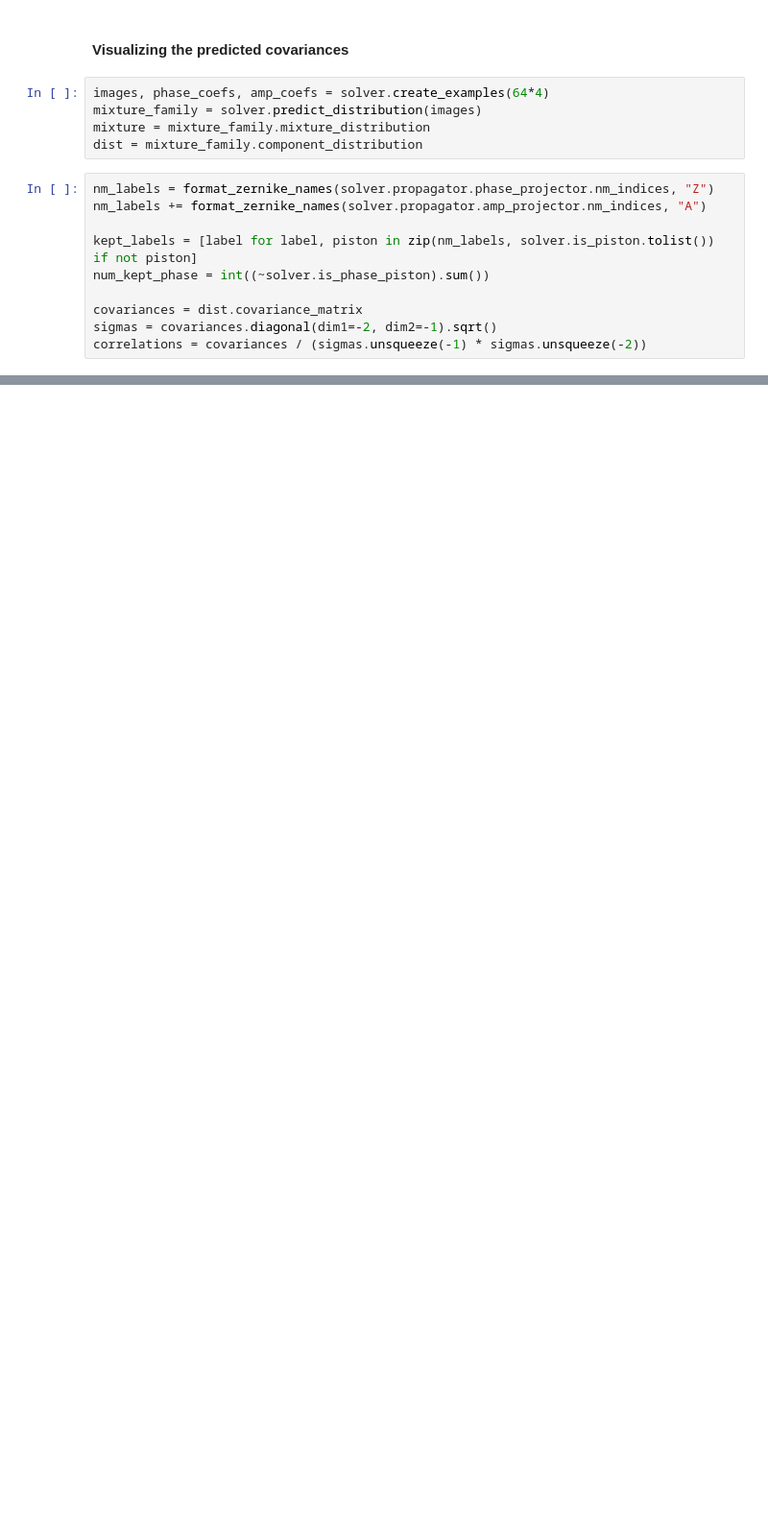
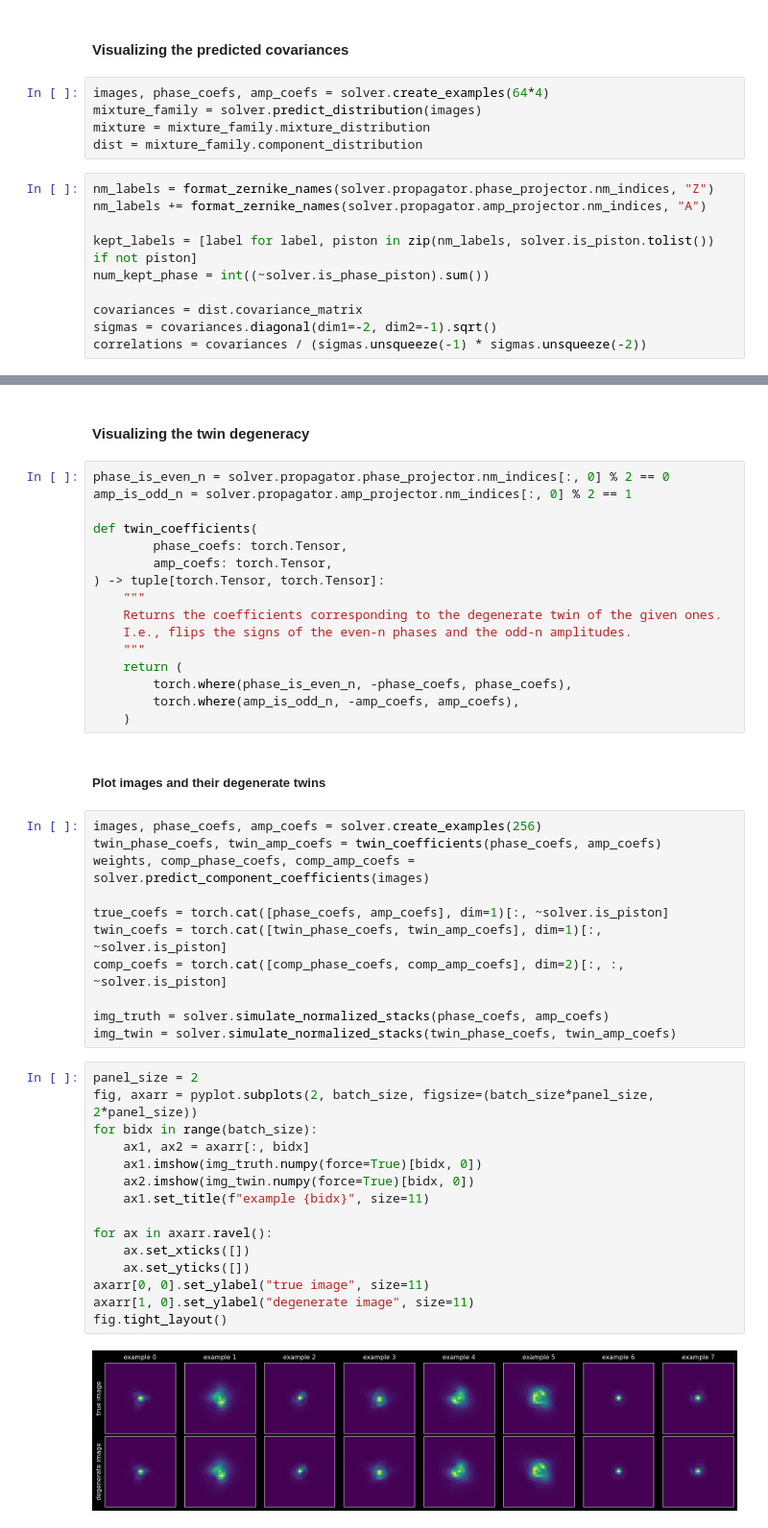
Before and after one commit to walterfu1064/cynosure, a Jupyter notebook: examples/zstack_decoding/example_2d.ipynb, the cells around one changed output, grey strips where cells are left out. Shown at 96% size. Cells and saved outputs as stored; diff of their text form; blank space fills up the shorter version.

```diff
--- a/examples/zstack_decoding/example_2d.ipynb
+++ b/examples/zstack_decoding/example_2d.ipynb
@@ -211,0 +220,48 @@ for i, (fig, alloc) in enumerate(zip(fig_list, mixture.probs.mean(0))):
+# %% [markdown]
+#### Visualizing the twin degeneracy
+# %%
+phase_is_even_n = solver.propagator.phase_projector.nm_indices[:, 0] % 2 == 0
+amp_is_odd_n = solver.propagator.amp_projector.nm_indices[:, 0] % 2 == 1
+
+def twin_coefficients(
+        phase_coefs: torch.Tensor,
+        amp_coefs: torch.Tensor,
+) -> tuple[torch.Tensor, torch.Tensor]:
+    """
+    Returns the coefficients corresponding to the degenerate twin of the given ones.
+    I.e., flips the signs of the even-n phases and the odd-n amplitudes.
+    """
+    return (
+        torch.where(phase_is_even_n, -phase_coefs, phase_coefs),
+        torch.where(amp_is_odd_n, -amp_coefs, amp_coefs),
+    )
+# %% [markdown]
+##### Plot images and their degenerate twins
+# %%
+images, phase_coefs, amp_coefs = solver.create_examples(256)
+twin_phase_coefs, twin_amp_coefs = twin_coefficients(phase_coefs, amp_coefs)
+weights, comp_phase_coefs, comp_amp_coefs = solver.predict_component_coefficients(images)
+
+true_coefs = torch.cat([phase_coefs, amp_coefs], dim=1)[:, ~solver.is_piston]
+twin_coefs = torch.cat([twin_phase_coefs, twin_amp_coefs], dim=1)[:, ~solver.is_piston]
+comp_coefs = torch.cat([comp_phase_coefs, comp_amp_coefs], dim=2)[:, :, ~solver.is_piston]
+
+img_truth = solver.simulate_normalized_stacks(phase_coefs, amp_coefs)
+img_twin = solver.simulate_normalized_stacks(twin_phase_coefs, twin_amp_coefs)
+# %%
+panel_size = 2
+fig, axarr = pyplot.subplots(2, batch_size, figsize=(batch_size*panel_size, 2*panel_size))
+for bidx in range(batch_size):
+    ax1, ax2 = axarr[:, bidx]
+    ax1.imshow(img_truth.numpy(force=True)[bidx, 0])
+    ax2.imshow(img_twin.numpy(force=True)[bidx, 0])
+    ax1.set_title(f"example {bidx}", size=11)
+
+for ax in axarr.ravel():
+    ax.set_xticks([])
+    ax.set_yticks([])
+axarr[0, 0].set_ylabel("true image", size=11)
+axarr[1, 0].set_ylabel("degenerate image", size=11)
+fig.tight_layout()
+# %% [output]
+[figure, added]
```
Also changed, not shown: parts of 9 cells of this notebook.
